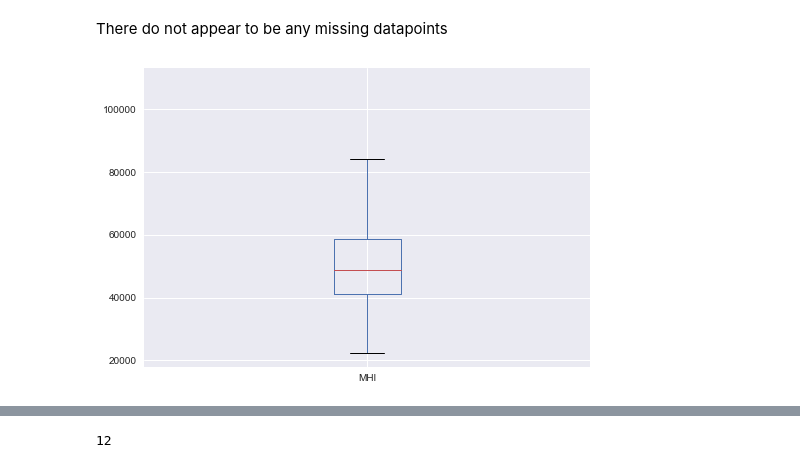
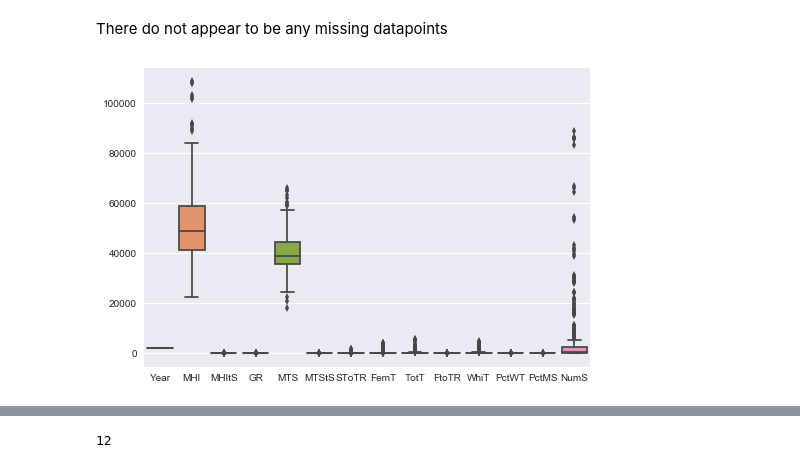
Before and after one commit to TristanMoser/byu_econ_applied_machine_learning, a Jupyter notebook: homeworks/Homework_1_TristanMoser.ipynb, the cells around one changed output, grey strips where cells are left out. Cells and saved outputs as stored; diff of their text form; code cells hidden in the pictures.

```diff
--- a/homeworks/Homework_1_TristanMoser.ipynb
+++ b/homeworks/Homework_1_TristanMoser.ipynb
@@ -225,10 +225,10 @@ NumS        False
 dtype: bool
 # %% [markdown]
 There do not appear to be any missing datapoints
-# %%
-bbbox = School_data['MHI'].plot(kind = 'box')
-# %% [output]
-[figure, removed]
+# %%
+bbbox = sns.boxplot(School_data)
+# %% [output]
+[figure, added]
 # %%
 quantile_data= School_data.quantile([.25,.75])
 quantile_data.loc['iqr']= quantile_data.loc[.75]-quantile_data.loc[.25]
```
Also changed, not shown: parts of 27 cells of this notebook.
